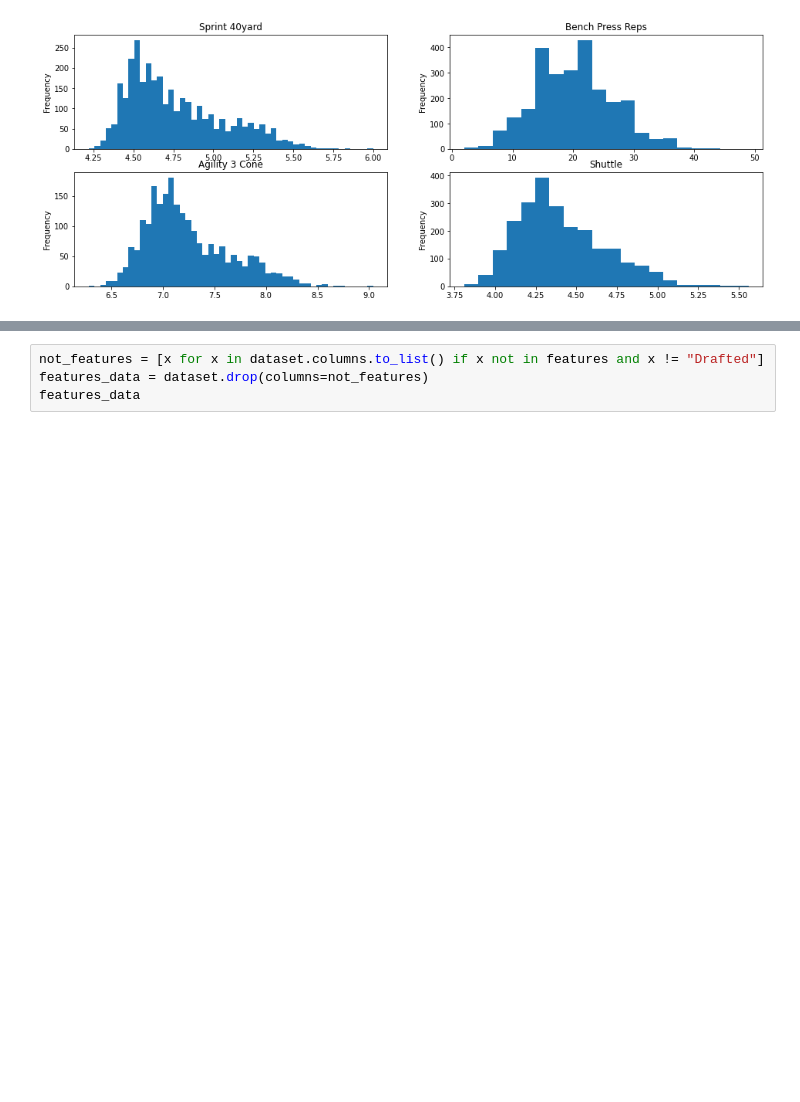
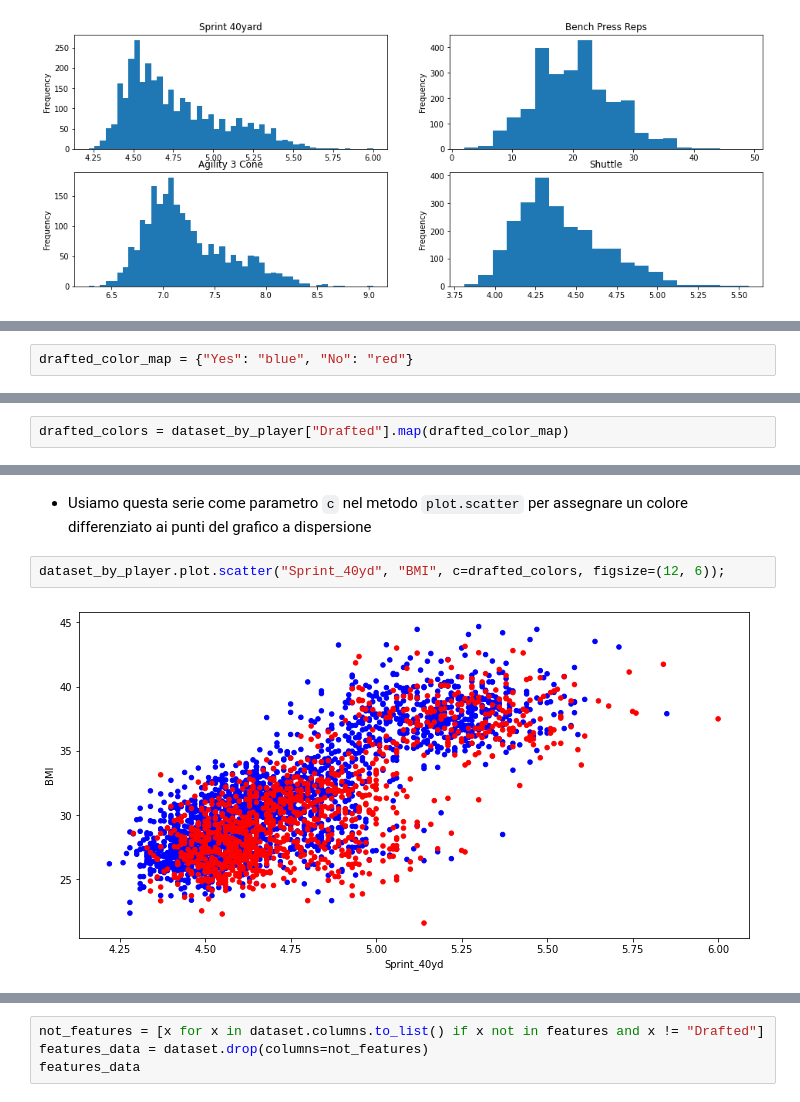
Before and after one commit to daze0/data-intensive-final-project, a Jupyter notebook: src/NFL.ipynb, the cells around one changed output, grey strips where cells are left out. Drawn from its saved outputs; the diff is of its cells as text; blank space fills up the shorter version.

```diff
--- a/src/NFL.ipynb
+++ b/src/NFL.ipynb
@@ -146,0 +184,2 @@ dataset.plot.scatter("Weight", "Bench_Press_Reps", ax=plt.subplot(1, 2, 2), titl
+# %%
+drafted_color_map = {"Yes": "blue", "No": "red"}
@@ -146,0 +188,2 @@ dataset.plot.scatter("Weight", "Bench_Press_Reps", ax=plt.subplot(1, 2, 2), titl
+# %%
+drafted_colors = dataset_by_player["Drafted"].map(drafted_color_map)
@@ -146,0 +207,6 @@ dataset.plot.scatter("Weight", "Bench_Press_Reps", ax=plt.subplot(1, 2, 2), titl
+# %% [markdown]
+- Usiamo questa serie come parametro `c` nel metodo `plot.scatter` per assegnare un colore differenziato ai punti del grafico a dispersione
+# %%
+dataset_by_player.plot.scatter("Sprint_40yd", "BMI", c=drafted_colors, figsize=(12, 6));
+# %% [output]
+[figure, added]
```
Also changed, not shown: parts of 389 cells of this notebook.
